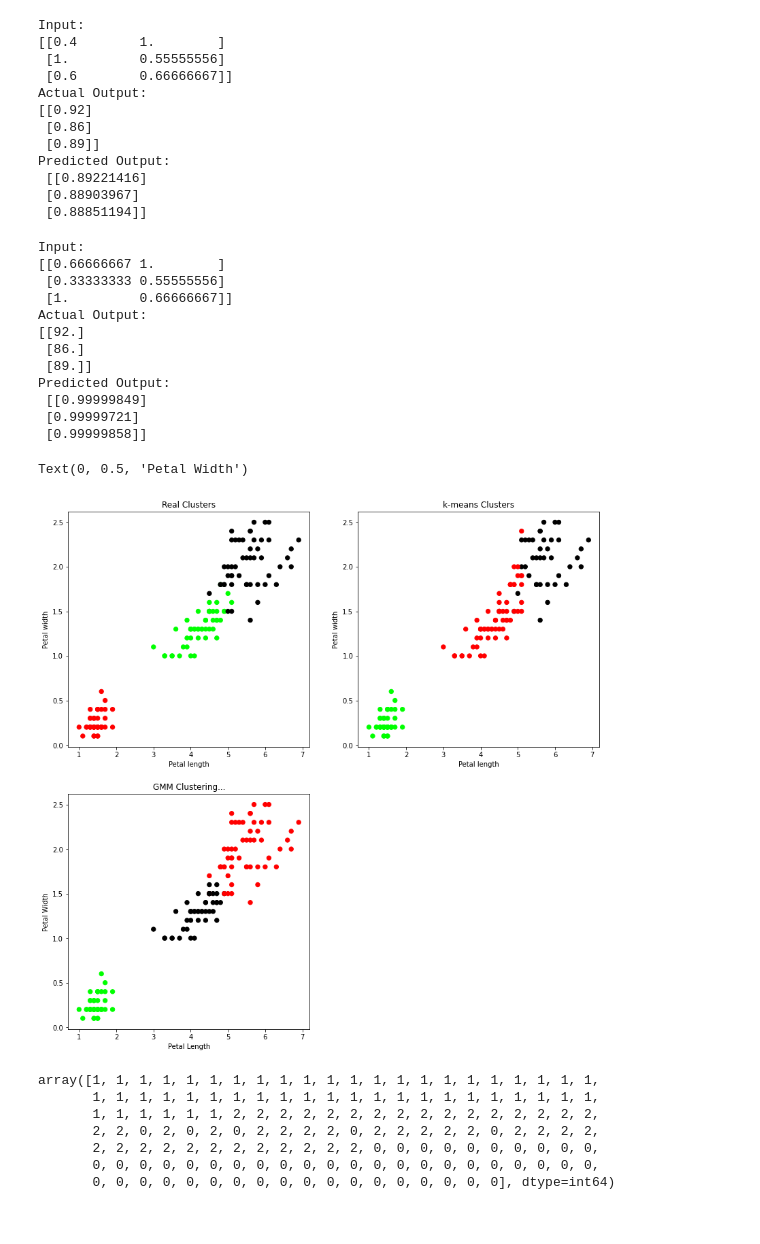
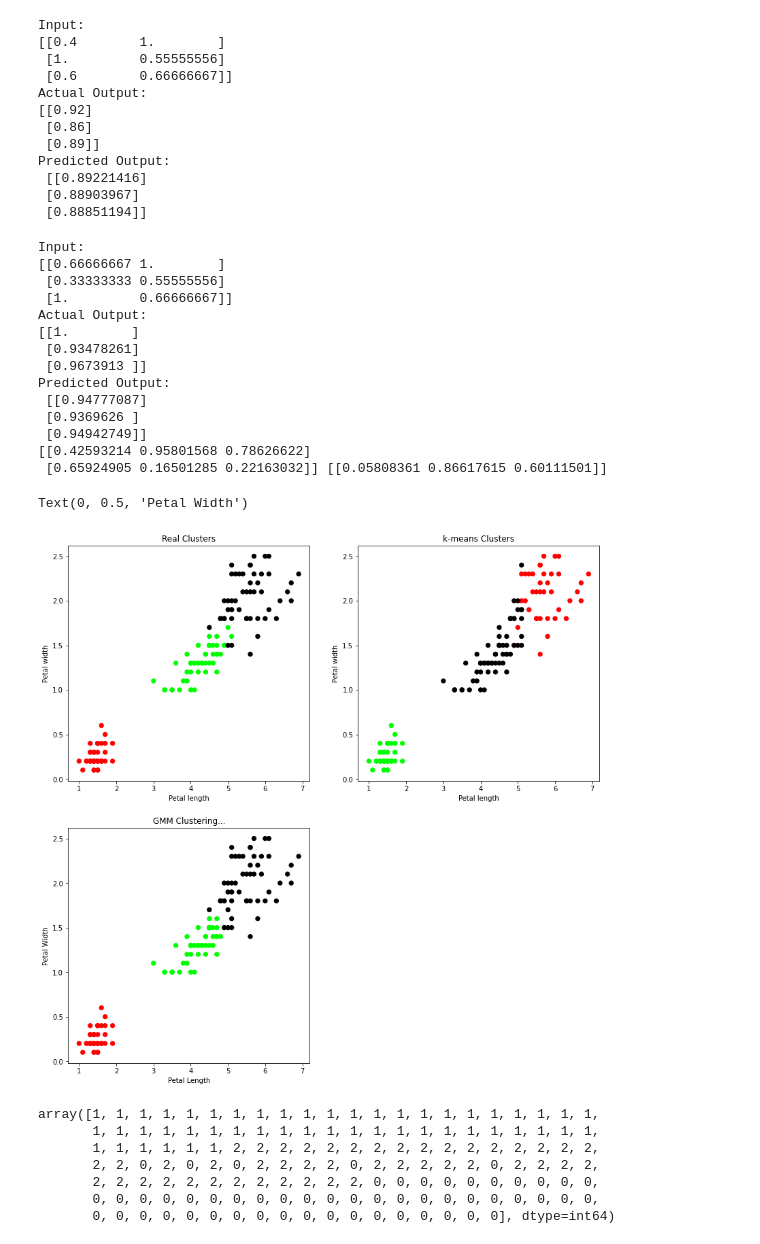
Before and after one commit to udaykiran1729/Programming, a Jupyter notebook: Py_prog/temp.ipynb, the cells around one changed output. Saved outputs shown, nothing was run; the diff lists cells and outputs as text; code cells hidden in the pictures.

```diff
--- a/Py_prog/temp.ipynb
+++ b/Py_prog/temp.ipynb
@@ -196,6 +196,7 @@ output_data = np.array(([92], [86], [89]), dtype=float)  # One output: [Expected
 
 # Scale the input data
 input_data /= np.amax(input_data, axis=0)
+output_data/=np.amax(output_data,axis=0)
 
 # Sigmoid function
 def sigmoid(x):
@@ -206,7 +207,7 @@ def sigmoid_derivative(x):
     return x * (1 - x)
 
 # Variable initialization
-epochs = 5000  # Number of training iterations
+epochs = 500  # Number of training iterations
 learning_rate = 0.1  # Learning rate
 input_neurons = 2  # Number of features in the input data
 hidden_neurons = 3  # Number of neurons in the hidden layer
@@ -234,27 +235,30 @@ for epoch in range(epochs):
 
     # Update weights and biases
     output_weights += hidden_output.T.dot(output_gradient) * learning_rate
-    output_bias += np.sum(output_gradient, axis=0, keepdims=True) * learning_rate
+    # output_bias += np.sum(output_gradient, axis=0, keepdims=True) * learning_rate
     hidden_weights += input_data.T.dot(hidden_gradient) * learning_rate
-    hidden_bias += np.sum(hidden_gradient, axis=0, keepdims=True) * learning_rate
+    # hidden_bias += np.sum(hidden_gradient, axis=0, keepdims=True) * learning_rate
 
 # Print the results
 print("Input:\n" + str(input_data))
 print("Actual Output:\n" + str(output_data))
 print("Predicted Output:\n", output_output)
+print(hidden_weights,hidden_bias)
 # %% [output]
 Input:
 [[0.66666667 1.        ]
  [0.33333333 0.55555556]
  [1.         0.66666667]]
 Actual Output:
-[[92.]
- [86.]
- [89.]]
+[[1.        ]
+ [0.93478261]
+ [0.9673913 ]]
 Predicted Output:
- [[0.99999849]
- [0.99999721]
- [0.99999858]]
+ [[0.94777087]
+ [0.9369626 ]
+ [0.94942749]]
+[[0.42593214 0.95801568 0.78626622]
+ [0.65924905 0.16501285 0.22163032]] [[0.05808361 0.86617615 0.60111501]]
 # %%
 import matplotlib.pyplot as plt
 from pandas import DataFrame
@@ -275,40 +279,40 @@ y.columns=['Targets']
 #build k-Means model...
 d=KMeans(n_clusters=3)
 d.fit(x)
 
 #now visualise the clustering results...
 plt.figure(figsize=(14,14))
 cmap=np.array(['red','lime','black'])
 
 
 #now plot for the original classifications using petal features...
 plt.subplot(2,2,1)
 plt.scatter(x.Petal_Length,x.Petal_Width,c=cmap[y.Targets],s=40)
 plt.title('Real Clusters')
 plt.xlabel('Petal length')
 plt.ylabel('Petal width')
 
 plt.subplot(2,2,2)
 plt.scatter(x.Petal_Length,x.Petal_Width,c=cmap[d.labels_],s=40)
 plt.title('k-means Clusters')
 plt.xlabel('Petal length')
 plt.ylabel('Petal width')
-# s=StandardScaler()
-# s.fit(x)
-# xsa=s.transform(x)
-# xs=DataFrame(xsa,columns=x.columns)
+s=StandardScaler()
+s.fit(x)
+xsa=s.transform(x)
+xs=DataFrame(xsa,columns=x.columns)
 
 gmm=GaussianMixture(n_components=3)
-gmm.fit(x)
-gmmy=gmm.predict(x)
+gmm.fit(xs)
+gmmy=gmm.predict(xs)
 plt.subplot(2,2,3)
 plt.scatter(x.Petal_Length,x.Petal_Width,c=cmap[gmmy],s=40)
 plt.title("GMM Clustering...")
 plt.xlabel("Petal Length")
 plt.ylabel('Petal Width')
 # %% [output]
 Text(0, 0.5, 'Petal Width')
-[figure, old version]
+[figure, new version]
 # %%
 gmmy
 # %% [output]
```
Also changed, not shown: parts of 12 cells of this notebook, 3 other files.
